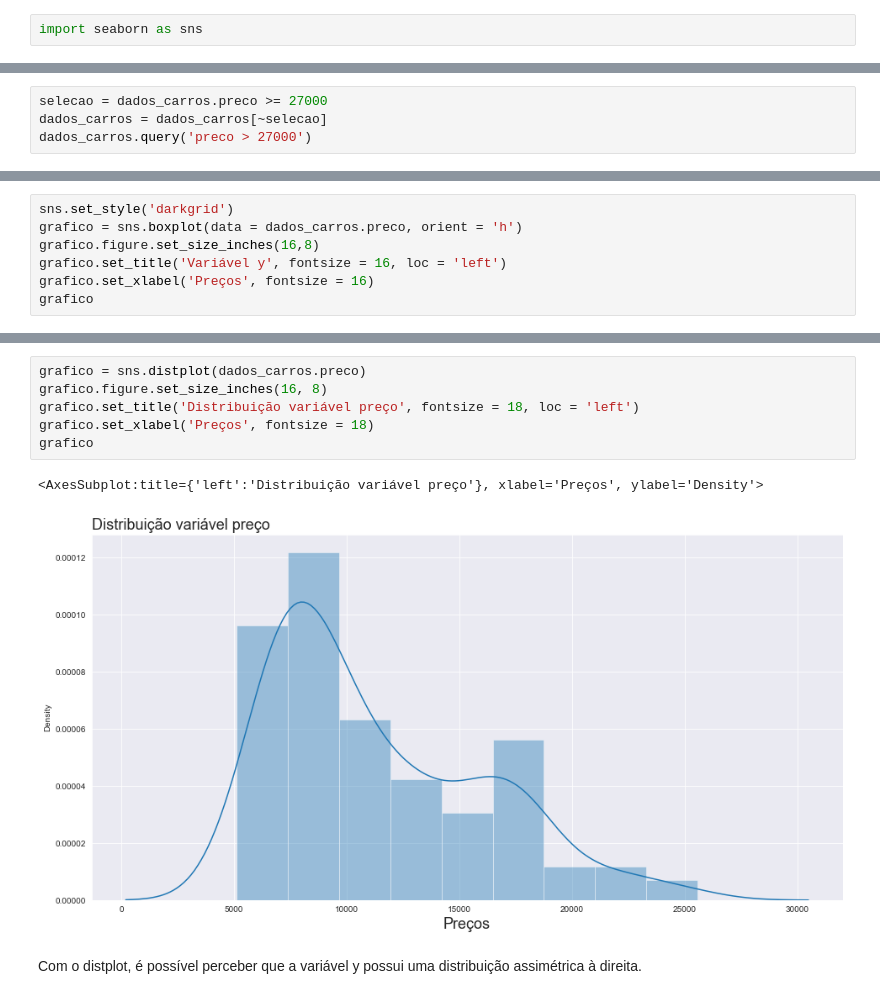
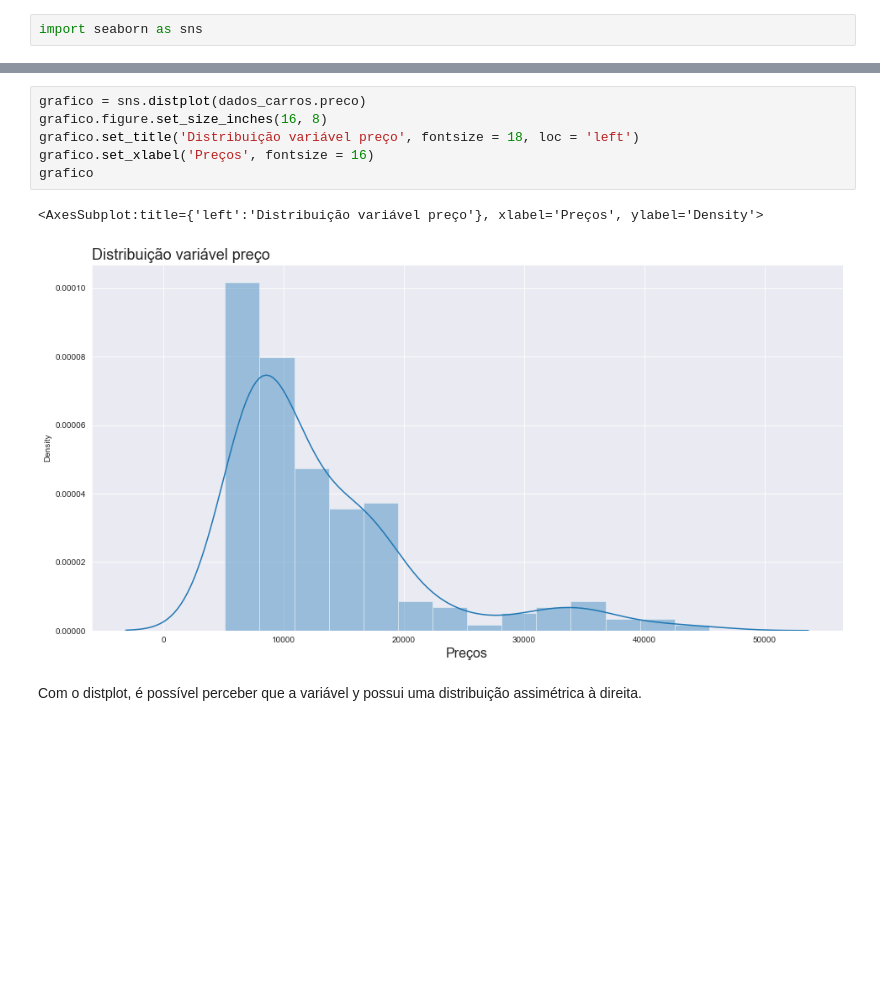
Before and after one commit to f3lipelapa/Analise-de-dados, a Jupyter notebook: Regressão Linear/Carros/Previsao_precos_de_carros.ipynb, the cells around one changed output, grey strips where cells are left out. Drawn from its saved outputs; the diff is of its cells as text; blank space fills up the shorter version.

```diff
--- a/Regressão Linear/Carros/Previsao_precos_de_carros.ipynb
+++ b/Regressão Linear/Carros/Previsao_precos_de_carros.ipynb
@@ -121,4 +116,0 @@ Antes de começar o modelo, vou eliminar os outliers, pois podem atrapalhar o mo
-# %%
-selecao = dados_carros.preco >= 27000
-dados_carros = dados_carros[~selecao]
-dados_carros.query('preco > 27000')
@@ -127,7 +116,0 @@ dados_carros.query('preco > 27000')
-# %%
-sns.set_style('darkgrid')
-grafico = sns.boxplot(data = dados_carros.preco, orient = 'h')
-grafico.figure.set_size_inches(16,8)
-grafico.set_title('Variável y', fontsize = 16, loc = 'left')
-grafico.set_xlabel('Preços', fontsize = 16)
-grafico
@@ -137,12 +117,12 @@ grafico
 # %%
 grafico = sns.distplot(dados_carros.preco)
 grafico.figure.set_size_inches(16, 8)
 grafico.set_title('Distribuição variável preço', fontsize = 18, loc = 'left')
-grafico.set_xlabel('Preços', fontsize = 18)
+grafico.set_xlabel('Preços', fontsize = 16)
 grafico
 # %% [output]
 <AxesSubplot:title={'left':'Distribuição variável preço'}, xlabel='Preços', ylabel='Density'>
-[figure, old version]
+[figure, new version]
 # %% [markdown]
 Com o distplot, é possível perceber que a variável y possui uma distribuição assimétrica à direita.
 # %% [markdown]
```
Also changed, not shown: parts of 61 cells of this notebook.
